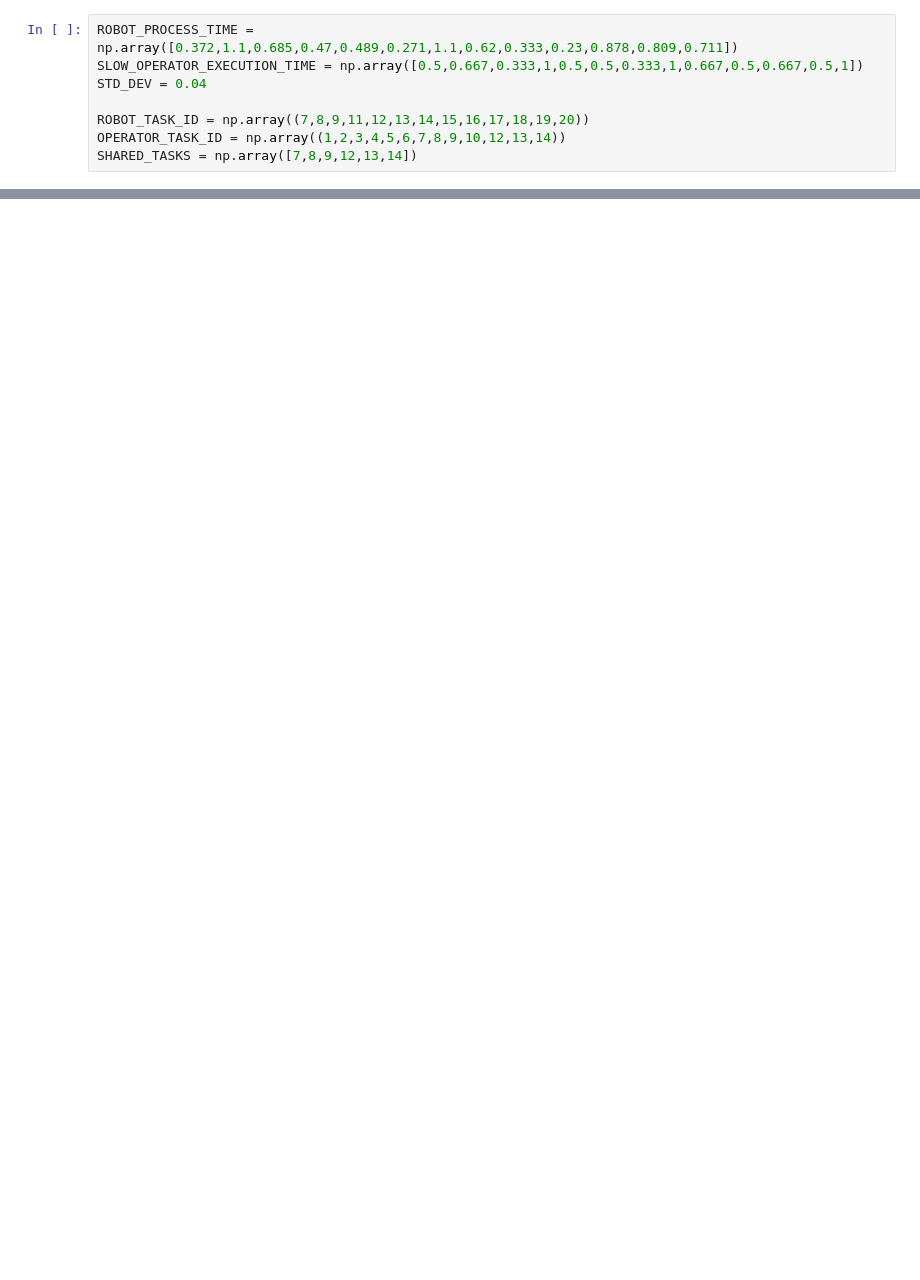
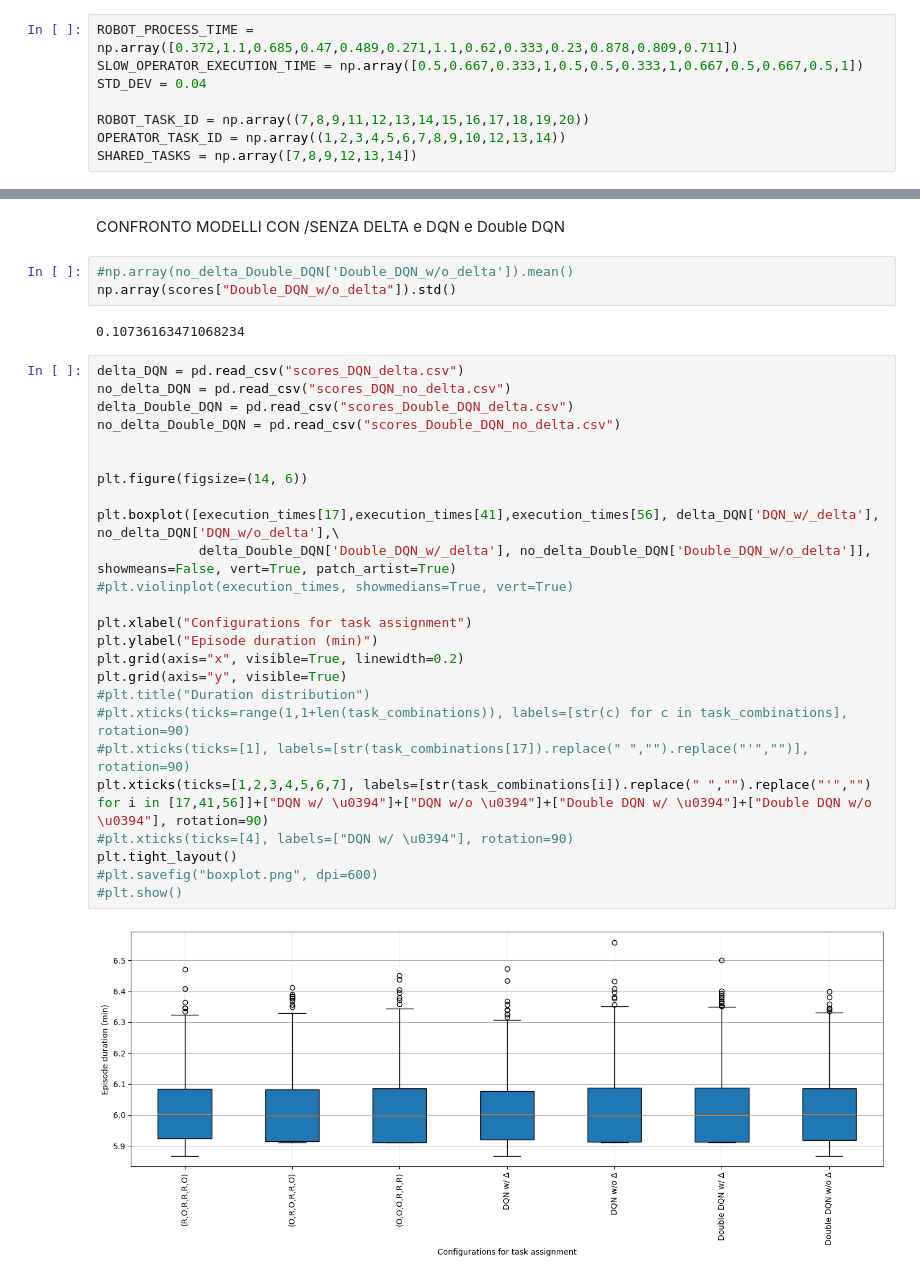
Before and after one commit to stefanobinotto/Cobot-Task-Scheduling, a Jupyter notebook: test.ipynb, the cells around one changed output, grey strips where cells are left out. Drawn from its saved outputs; the diff is of its cells as text; blank space fills up the shorter version.

```diff
--- a/test.ipynb
+++ b/test.ipynb
@@ -82,0 +90,34 @@ plt.savefig("distr_boxplot.png", dpi=300)
+# %% [markdown]
+CONFRONTO MODELLI CON /SENZA DELTA e DQN e Double DQN
+# %%
+#np.array(no_delta_Double_DQN['Double_DQN_w/o_delta']).mean()
+np.array(scores["Double_DQN_w/o_delta"]).std()
+# %% [output]
+0.10736163471068234
+# %%
+delta_DQN = pd.read_csv("scores_DQN_delta.csv")
+no_delta_DQN = pd.read_csv("scores_DQN_no_delta.csv")
+delta_Double_DQN = pd.read_csv("scores_Double_DQN_delta.csv")
+no_delta_Double_DQN = pd.read_csv("scores_Double_DQN_no_delta.csv")
+
+
+plt.figure(figsize=(14, 6))
+
+plt.boxplot([execution_times[17],execution_times[41],execution_times[56], delta_DQN['DQN_w/_delta'], no_delta_DQN['DQN_w/o_delta'],\
+             delta_Double_DQN['Double_DQN_w/_delta'], no_delta_Double_DQN['Double_DQN_w/o_delta']], showmeans=False, vert=True, patch_artist=True)
+#plt.violinplot(execution_times, showmedians=True, vert=True)
+
+plt.xlabel("Configurations for task assignment")
+plt.ylabel("Episode duration (min)")
+plt.grid(axis="x", visible=True, linewidth=0.2)
+plt.grid(axis="y", visible=True)
+#plt.title("Duration distribution")
+#plt.xticks(ticks=range(1,1+len(task_combinations)), labels=[str(c) for c in task_combinations], rotation=90)
+#plt.xticks(ticks=[1], labels=[str(task_combinations[17]).replace(" ","").replace("'","")], rotation=90)
+plt.xticks(ticks=[1,2,3,4,5,6,7], labels=[str(task_combinations[i]).replace(" ","").replace("'","") for i in [17,41,56]]+["DQN w/ \u0394"]+["DQN w/o \u0394"]+["Double DQN w/ \u0394"]+["Double DQN w/o \u0394"], rotation=90)
+#plt.xticks(ticks=[4], labels=["DQN w/ \u0394"], rotation=90)
+plt.tight_layout()
+#plt.savefig("boxplot.png", dpi=600)
+#plt.show()
+# %% [output]
+[figure, added]
```
Also changed, not shown: parts of 7 cells of this notebook.
